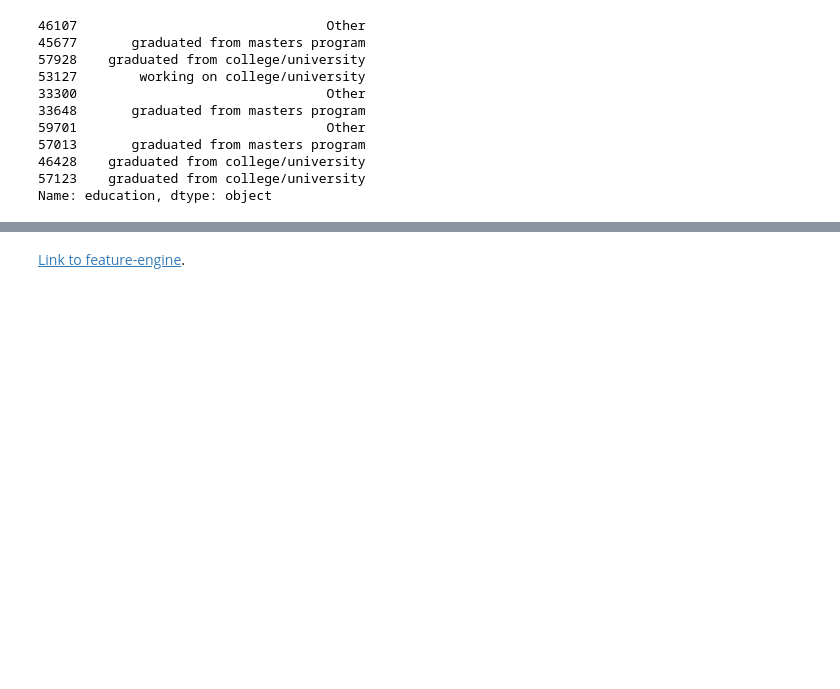
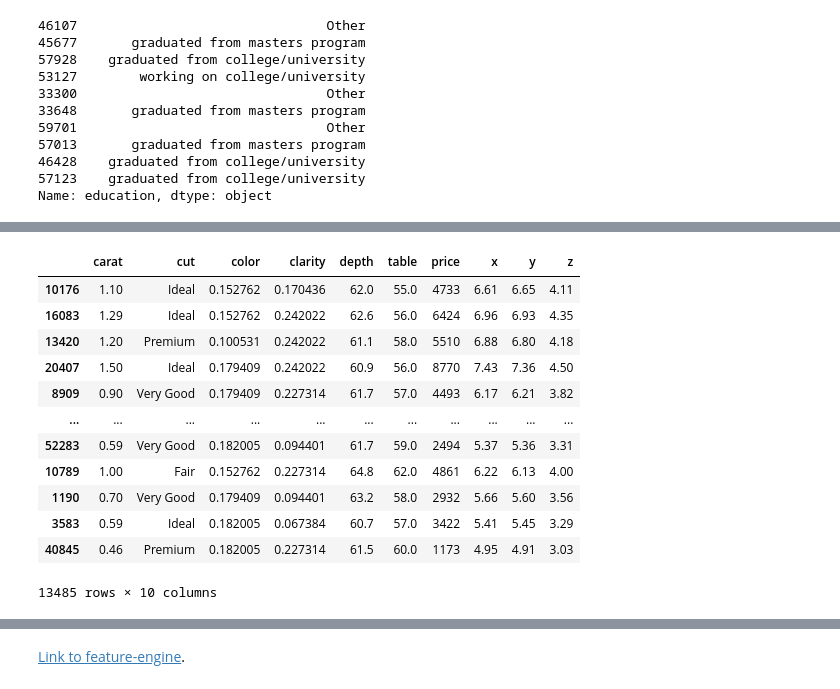
Before and after one commit to khuyentran1401/Efficient_Python_tricks_and_tools_for_data_scientists, a Jupyter notebook: Chapter5/feature_engineer.ipynb, the cells around one changed output, grey strips where cells are left out. Cells and saved outputs as stored; diff of their text form; code cells hidden in the pictures; blank space fills up the shorter version.

```diff
--- a/Chapter5/feature_engineer.ipynb
+++ b/Chapter5/feature_engineer.ipynb
@@ -149,0 +184,12 @@ Name: education, dtype: object
+# %%
+# initiate an encoder
+encoder = CountFrequencyEncoder(
+    encoding_method="frequency", variables=["color", "clarity"]
+)
+
+# fit the encoder
+encoder.fit(X_train)
+
+# process the data
+p_train = encoder.transform(X_train)
+p_test = encoder.transform(X_test)
@@ -149,0 +198,16 @@ Name: education, dtype: object
+# %%
+p_test
+# %% [output]
+|  | carat | cut | color | clarity | depth | table | price | x | y | z |
+| 10176 | 1.10 | Ideal | 0.152762 | 0.170436 | 62.0 | 55.0 | 4733 | 6.61 | 6.65 | 4.11 |
+| 16083 | 1.29 | Ideal | 0.152762 | 0.242022 | 62.6 | 56.0 | 6424 | 6.96 | 6.93 | 4.35 |
+| 13420 | 1.20 | Premium | 0.100531 | 0.242022 | 61.1 | 58.0 | 5510 | 6.88 | 6.80 | 4.18 |
+| 20407 | 1.50 | Ideal | 0.179409 | 0.242022 | 60.9 | 56.0 | 8770 | 7.43 | 7.36 | 4.50 |
+| 8909 | 0.90 | Very Good | 0.179409 | 0.227314 | 61.7 | 57.0 | 4493 | 6.17 | 6.21 | 3.82 |
+| ... | ... | ... | ... | ... | ... | ... | ... | ... | ... | ... |
+| 52283 | 0.59 | Very Good | 0.182005 | 0.094401 | 61.7 | 59.0 | 2494 | 5.37 | 5.36 | 3.31 |
+| 10789 | 1.00 | Fair | 0.152762 | 0.227314 | 64.8 | 62.0 | 4861 | 6.22 | 6.13 | 4.00 |
+| 1190 | 0.70 | Very Good | 0.179409 | 0.094401 | 63.2 | 58.0 | 2932 | 5.66 | 5.60 | 3.56 |
+| 3583 | 0.59 | Ideal | 0.182005 | 0.067384 | 60.7 | 57.0 | 3422 | 5.41 | 5.45 | 3.29 |
+| 40845 | 0.46 | Premium | 0.182005 | 0.227314 | 61.5 | 60.0 | 1173 | 4.95 | 4.91 | 3.03 |
+13485 rows × 10 columns
```
Also changed, not shown: parts of 8 cells of this notebook, 3 other files.
